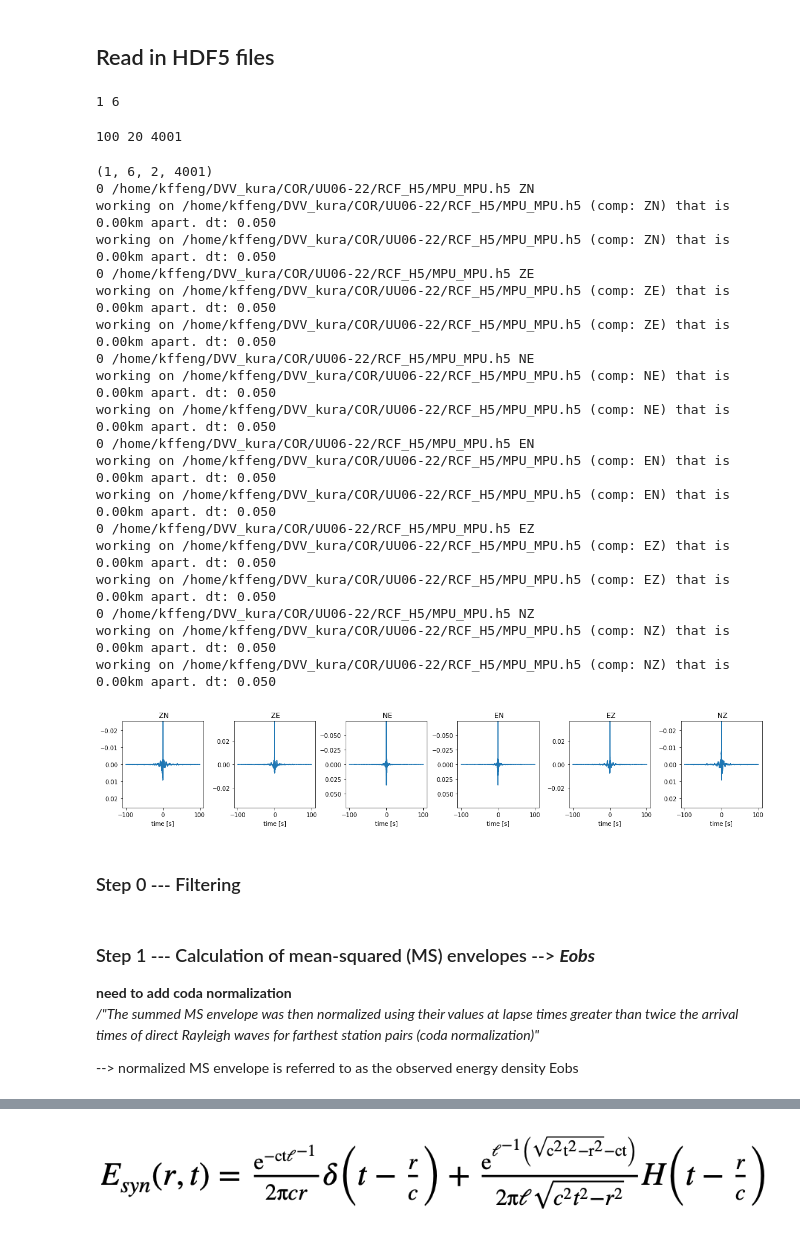
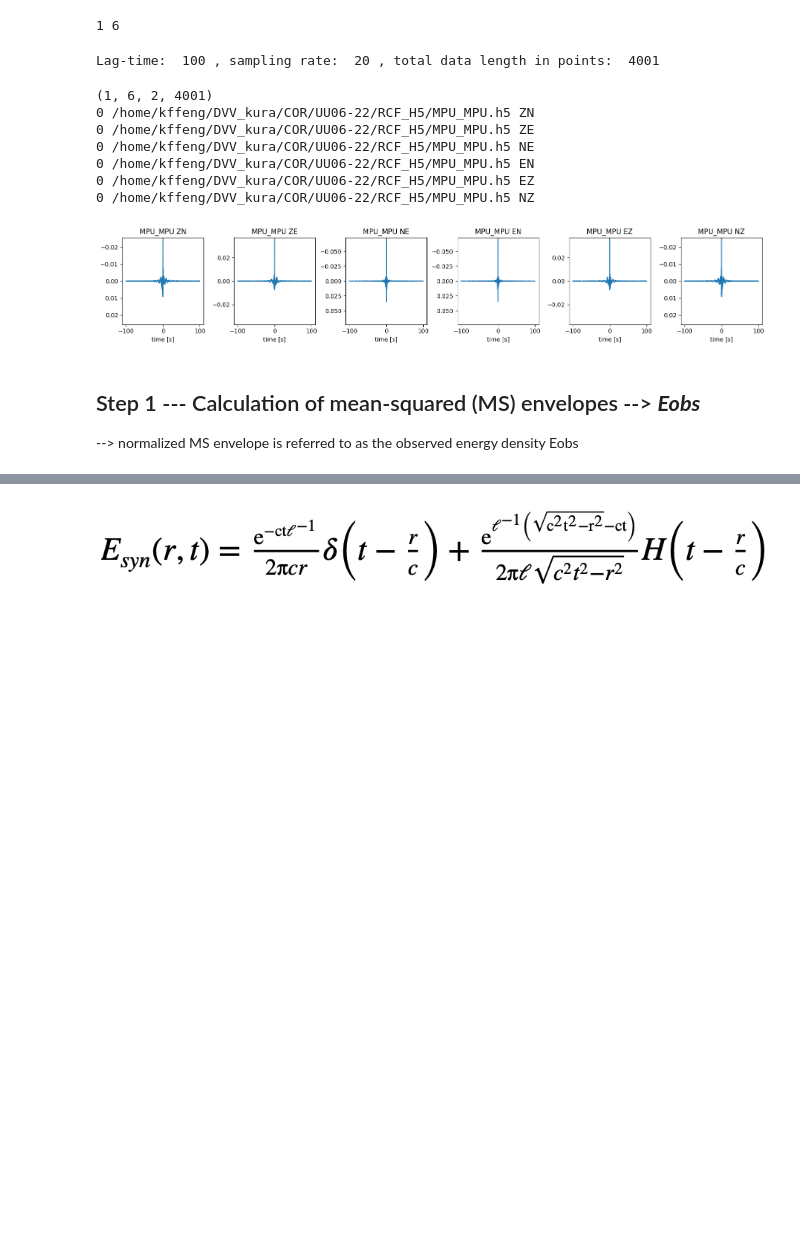
Before and after one commit to kuanfufeng/Noise_Correlation_Attenuation, a Jupyter notebook: Scattering_MFPandIntb_SingleStation.ipynb, the cells around one changed output, grey strips where cells are left out. Saved outputs shown, nothing was run; the diff lists cells and outputs as text; code cells hidden in the pictures; blank space fills up the shorter version.

```diff
--- a/Scattering_MFPandIntb_SingleStation.ipynb
+++ b/Scattering_MFPandIntb_SingleStation.ipynb
@@ -41,26 +44 @@ MPU_MPU
-# %% [markdown]
-## Read in HDF5 files
-# %%
-def read_pyasdf(sfile,ccomp):
-    # useful parameters from each asdf file
-    with pyasdf.ASDFDataSet(sfile, mode="r") as ds:
-        alist = ds.auxiliary_data.list()
-        try:
-            dt = ds.auxiliary_data[alist[0]][ccomp].parameters["dt"]
-            dist = ds.auxiliary_data[alist[0]][ccomp].parameters["dist"]
-            print("working on %s (comp: %s) that is %5.2fkm apart. dt: %.3f " % (sfile, ccomp, dist, dt))
-            # read stacked data
-            sdata = ds.auxiliary_data[alist[0]][ccomp].data[:]
-            para = ds.auxiliary_data[alist[0]][ccomp].parameters
-
-            # time domain variables
-            nwin = len(alist[1:])
-            npts = sdata.size
-            tvec = np.arange(-npts // 2 + 1, npts // 2 + 1) * dt
-            indx = np.where(np.abs(tvec) <= lag)[0]
-            return dist,dt,tvec,sdata
-
-        except Exception:
-            print("continue! no %s component exist" % ccomp)
-            return None
 # %%
@@ -71,13 +50,14 @@ print(fnum, num_cmp )
 # %% [output]
 1 6
 # %%
+# information of the input data:  lagtime (lag), sampling rate (samp)
 lag=100 #60
 samp=20
 leng=int(lag*samp*2+1)
 npts=leng
-print(lag,samp,leng)
+print("Lag-time: ",lag,", sampling rate: ",samp,", total data length in points: ",leng)
 # %% [output]
-100 20 4001
+Lag-time:  100 , sampling rate:  20 , total data length in points:  4001
 # %%
 def plot_waveforms(ncmp,wav,fname,comp_arr):
     fig, ax = plt.subplots(1,ncmp, figsize=(16,3), sharex=False)
@@ -91,54 +71,41 @@ def plot_waveforms(ncmp,wav,fname,comp_arr):
     fig.tight_layout()
     plt.show()
 # %%
+# Ready to read in h5 file
 stackf=np.ndarray((fnum,num_cmp,2,leng))
 print(stackf.shape)
 vdist=np.zeros((fnum,1))  # S-R distance array
 fname=[]                  # file name array
 
 
 aa=0
 # loop through each station-pair
 for sfile in sfiles:
     ncmp=0
-    sta_pair=path.split(path)[1].split(".h5")[0]
+    sta_pair=sfile.split(path)[1].split(".h5")[0]
     fname.append(sta_pair)
     for ccomp in comp_arr:
         print(aa, sfile, ccomp)
         # read stacked waveforms
         if ( read_pyasdf(sfile,ccomp) == None):
             continue
         dist,dt, tvec,sdata = read_pyasdf(sfile,ccomp) # read waveform from pyasdf
         stackf[aa][ncmp]=[tvec,sdata]
         vdist[aa]=dist
         ncmp=ncmp+1
     plot_waveforms(num_cmp,stackf[aa],fname[aa],comp_arr)
 
     aa=aa+1
 fnum=len(fname)
 # %% [output]
 (1, 6, 2, 4001)
 0 /home/kffeng/DVV_kura/COR/UU06-22/RCF_H5/MPU_MPU.h5 ZN
-working on /home/kffeng/DVV_kura/COR/UU06-22/RCF_H5/MPU_MPU.h5 (comp: ZN) that is  0.00km apart. dt: 0.050
-working on /home/kffeng/DVV_kura/COR/UU06-22/RCF_H5/MPU_MPU.h5 (comp: ZN) that is  0.00km apart. dt: 0.050
 0 /home/kffeng/DVV_kura/COR/UU06-22/RCF_H5/MPU_MPU.h5 ZE
-working on /home/kffeng/DVV_kura/COR/UU06-22/RCF_H5/MPU_MPU.h5 (comp: ZE) that is  0.00km apart. dt: 0.050
-working on /home/kffeng/DVV_kura/COR/UU06-22/RCF_H5/MPU_MPU.h5 (comp: ZE) that is  0.00km apart. dt: 0.050
 0 /home/kffeng/DVV_kura/COR/UU06-22/RCF_H5/MPU_MPU.h5 NE
-working on /home/kffeng/DVV_kura/COR/UU06-22/RCF_H5/MPU_MPU.h5 (comp: NE) that is  0.00km apart. dt: 0.050
-working on /home/kffeng/DVV_kura/COR/UU06-22/RCF_H5/MPU_MPU.h5 (comp: NE) that is  0.00km apart. dt: 0.050
 0 /home/kffeng/DVV_kura/COR/UU06-22/RCF_H5/MPU_MPU.h5 EN
-working on /home/kffeng/DVV_kura/COR/UU06-22/RCF_H5/MPU_MPU.h5 (comp: EN) that is  0.00km apart. dt: 0.050
-working on /home/kffeng/DVV_kura/COR/UU06-22/RCF_H5/MPU_MPU.h5 (comp: EN) that is  0.00km apart. dt: 0.050
 0 /home/kffeng/DVV_kura/COR/UU06-22/RCF_H5/MPU_MPU.h5 EZ
-working on /home/kffeng/DVV_kura/COR/UU06-22/RCF_H5/MPU_MPU.h5 (comp: EZ) that is  0.00km apart. dt: 0.050
-working on /home/kffeng/DVV_kura/COR/UU06-22/RCF_H5/MPU_MPU.h5 (comp: EZ) that is  0.00km apart. dt: 0.050
 0 /home/kffeng/DVV_kura/COR/UU06-22/RCF_H5/MPU_MPU.h5 NZ
-working on /home/kffeng/DVV_kura/COR/UU06-22/RCF_H5/MPU_MPU.h5 (comp: NZ) that is  0.00km apart. dt: 0.050
-working on /home/kffeng/DVV_kura/COR/UU06-22/RCF_H5/MPU_MPU.h5 (comp: NZ) that is  0.00km apart. dt: 0.050
-[figure, old version]
+[figure, new version]
-# %% [markdown]
-### Step 0 --- Filtering
 # %%
 def plot_filtered_waveforms(freq,tt,wav,fname):
     nfreq = len(freq) - 1
@@ -160,9 +127,6 @@ def plot_filtered_waveforms(freq,tt,wav,fname):
     fig.tight_layout()
     plt.show()
 # %% [markdown]
-### Step 1 --- Calculation of mean-squared (MS) envelopes --> ***Eobs***  <br>
-**need to add coda normalization** <br>
-*/"The summed MS envelope was then normalized using their values at lapse times greater than twice the arrival times of direct Rayleigh waves for farthest station pairs (coda normalization)"*
-
+## Step 1 --- Calculation of mean-squared (MS) envelopes --> ***Eobs***
 --> normalized MS envelope is referred to as the observed energy density Eobs
 # %%
```
Also changed, not shown: parts of 28 cells of this notebook, 2 other files.
